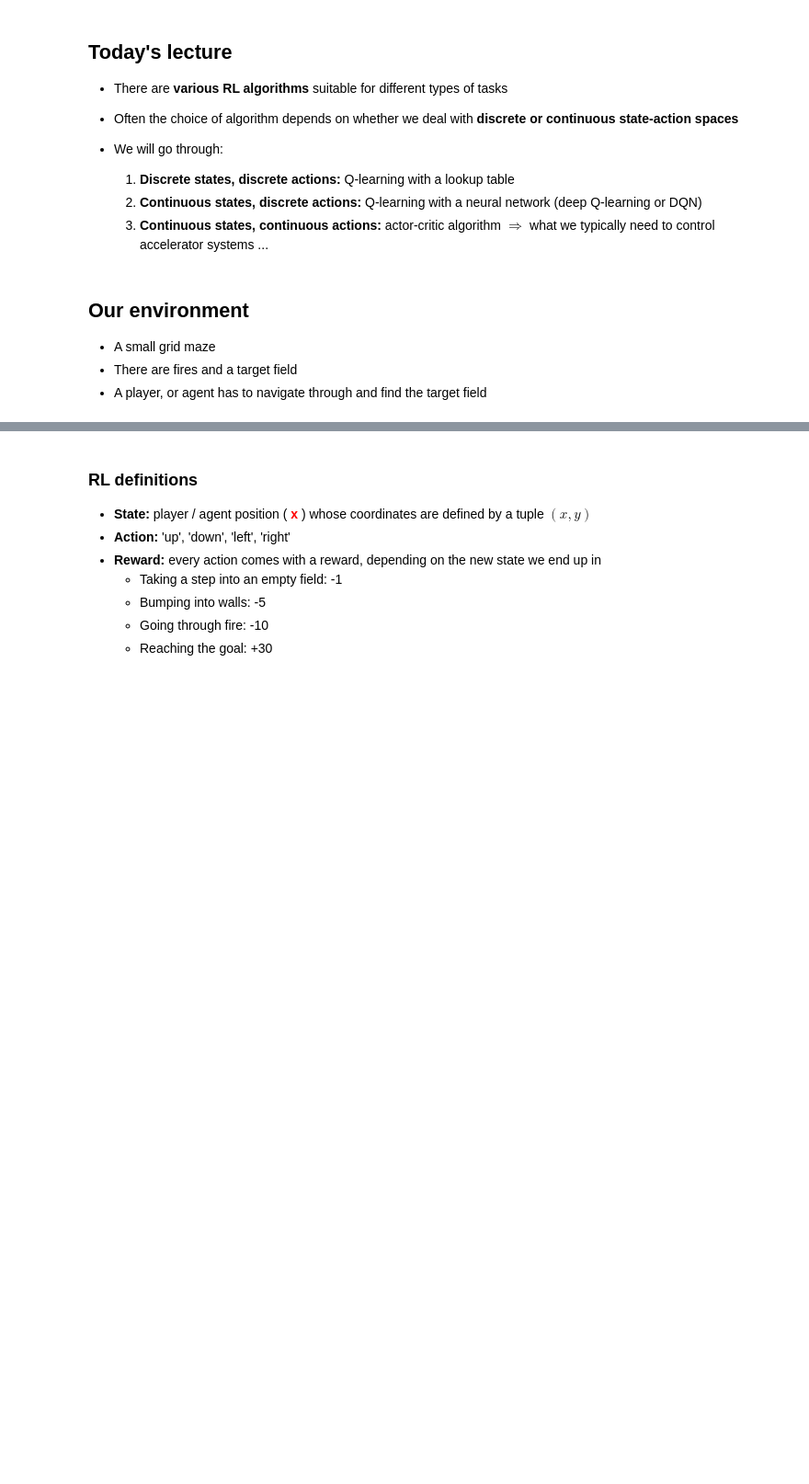
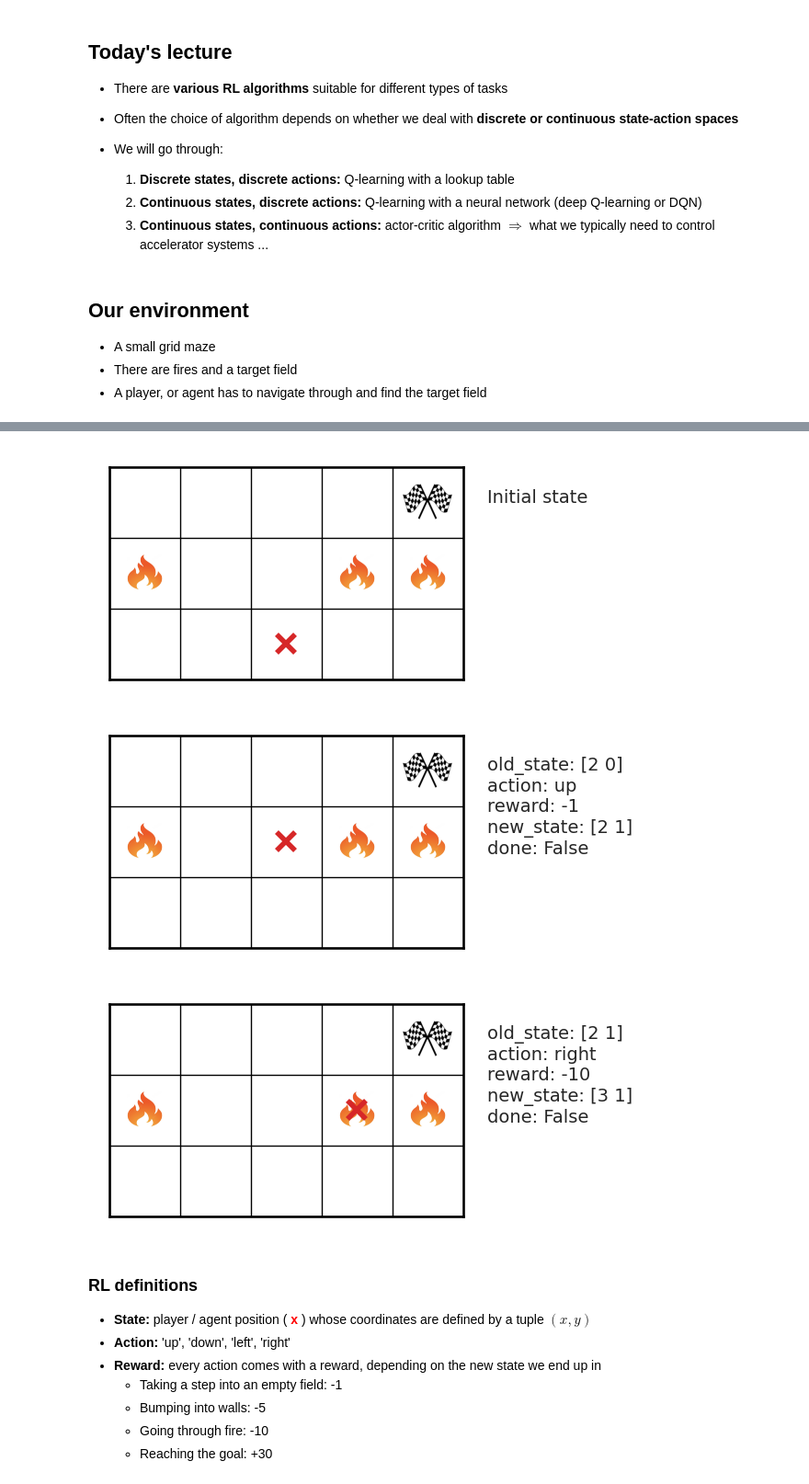
Before and after one commit to aoeftiger/TUDa-NMAP-11, a Jupyter notebook: lecture.ipynb, the cells around one changed output, grey strips where cells are left out. Shown at 92% size. Cells and saved outputs as stored; diff of their text form; code cells hidden in the pictures; blank space fills up the shorter version.

```diff
--- a/lecture.ipynb
+++ b/lecture.ipynb
@@ -219,10 +221,14 @@ env.plot();
 # %%
 # Take some actions
-env.plot()
+env.plot(title='Initial state')
 env.step(action='up')
 env.plot()
 env.step(action='right')
 env.plot();
+# %% [output]
+[figure, added]
+[figure, added]
+[figure, added]
 # %% [markdown]
 <h3>RL definitions</h3>
 
```
Also changed, not shown: parts of 29 cells of this notebook.
